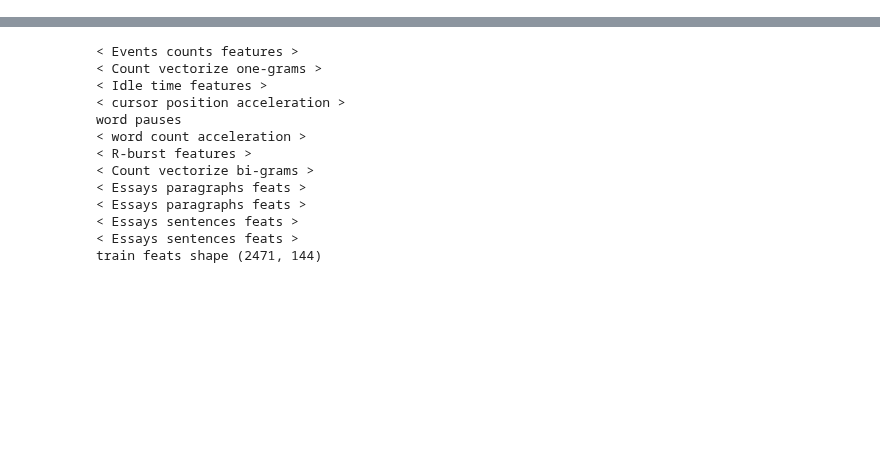
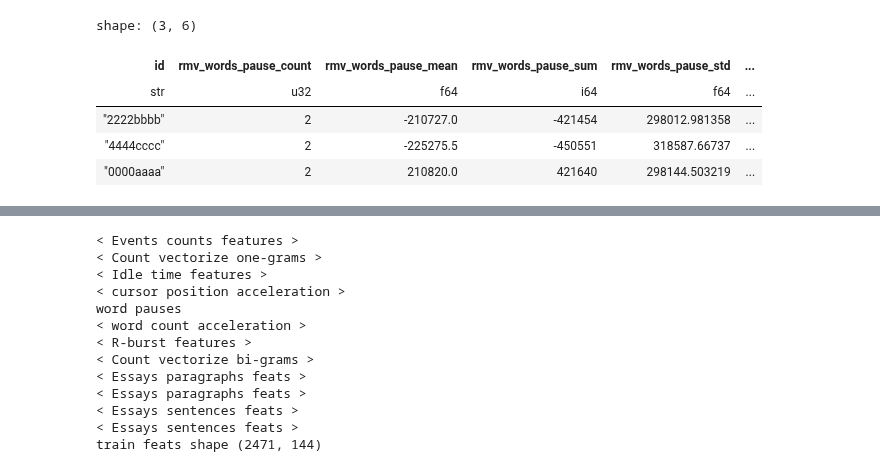
Before and after one commit to uallende/linking_writing_quality, a Jupyter notebook: lqw-clean.ipynb, the cells around one changed output, grey strips where cells are left out. Drawn from its saved outputs; the diff is of its cells as text; code cells hidden in the pictures; blank space fills up the shorter version.

```diff
--- a/lqw-clean.ipynb
+++ b/lqw-clean.ipynb
@@ -101,0 +177,9 @@ shape: (25, 11)
+# %%
+ts.collect()
+# %% [output]
+shape: (3, 6)
+| id | rmv_words_pause_count | rmv_words_pause_mean | rmv_words_pause_sum | rmv_words_pause_std | ... |
+| str | u32 | f64 | i64 | f64 | ... |
+| "2222bbbb" | 2 | -210727.0 | -421454 | 298012.981358 | ... |
+| "4444cccc" | 2 | -225275.5 | -450551 | 318587.66737 | ... |
+| "0000aaaa" | 2 | 210820.0 | 421640 | 298144.503219 | ... |
```
Also changed, not shown: parts of 20 cells of this notebook, 2 other files.
